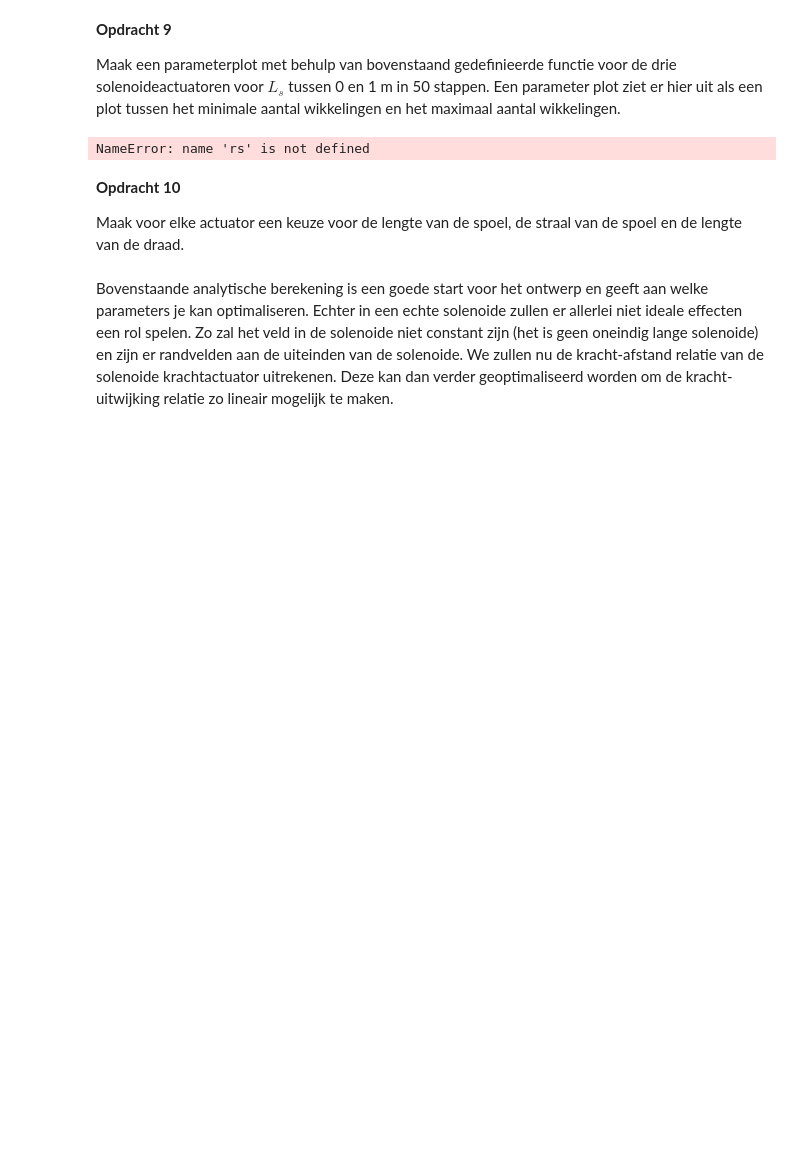
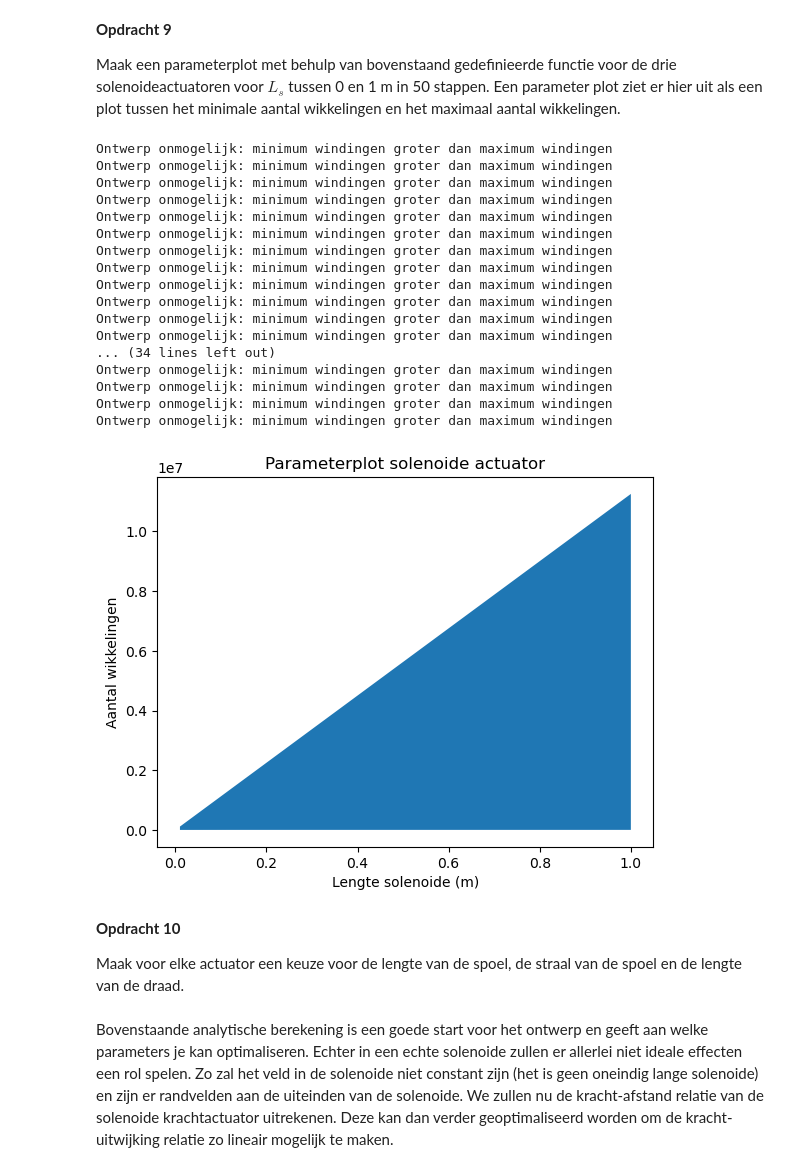
Before and after one commit to Tetras49/opdrachten-DEF-D, a Jupyter notebook: 2KrachtactuatorOpdracht/2KrachtactuatorOpdracht/KrachtactuatorOpdracht.ipynb, the cells around one changed output. Drawn from its saved outputs; the diff is of its cells as text; code cells hidden in the pictures; blank space fills up the shorter version.

```diff
--- a/2KrachtactuatorOpdracht/2KrachtactuatorOpdracht/KrachtactuatorOpdracht.ipynb
+++ b/2KrachtactuatorOpdracht/2KrachtactuatorOpdracht/KrachtactuatorOpdracht.ipynb
@@ -203,33 +201,14 @@ Het maximum aantal wikkelingen is de kleinste van voorwaarde 2) en 3). Geef een
 # %% [markdown]
 Plaats hier een png met jullie eventuele analytische afleiding.
 # %%
-### BEGIN SOLUTION
-""""
-def aantal_wikkelingen(F, L_s, r_s, r_d, I):
-    # Voeg hieronder de formules voor het maximum en minimum aantal wikkelingen.
-    N_min = np.sqrt((2*F*g**2)/(mu0*A*I**2))
-    N_max_1 =
-    N_max_2 =
+def windingen(F, L_s, r_s, r_d, I):
 
-    if N_min > N_max: ## Als het ontwerp niet mogelijk is.
-        print('The design with %.1f unit has no workable solution'%a)
-        N_min = 'NaN'
-        N_max = 'NaN'
-    N_max = max(N_max_1,N_max_2)
-    return N_min, N_max
-"""
-
-
-def windingen(L_s, r_s, r_d, I):
-
-    F = 40                 # kracht deur actuator (N)
-    g = 0.002              # luchtspleet (2 mm)
     rho = 1.68e-8          # koper resistiviteit
     V = 9                  # batterij spanning
 
     # Minimum aantal windingen
     A = np.pi * r_s**2
-    N_min = np.sqrt((2*F*g**2)/(mu0*A*I**2))
+    N_min = (L_s/I) * np.sqrt((2*F)/(mu0*A*(1-(1/mu_ijzer))))
 
     # Max draadlengte via Ohm
     R = V/I
@@ -247,12 +226,12 @@ def windingen(L_s, r_s, r_d, I):
 
     # Controle
     if N_min > N_max:
-        raise ValueError("Ontwerp onmogelijk: minimum windingen groter dan maximum windingen")
+        print("Ontwerp onmogelijk: minimum windingen groter dan maximum windingen")
 
     return N_min, N_max
 
-# voorbeeld
-Nmin, Nmax = windingen(0.05, 0.01, 0.0005, 1.5)
+print("Voor deuractuator:")
+Nmin, Nmax = windingen(40, 0.05, 0.01, 0.0005, 1.5)
 
 print("Minimum windingen:", Nmin)
 print("Maximum windingen:", Nmax)
@@ -281,22 +260,41 @@ Error:
 Maak een parameterplot met behulp van bovenstaand gedefinieerde functie voor de drie solenoideactuatoren voor $L_s$ tussen 0 en 1 m in 50 stappen. Een parameter plot ziet er hier uit als een plot tussen het minimale aantal wikkelingen en het maximaal aantal wikkelingen.
 # %%
 Ls = np.linspace(0.01,1,50)
+
+
 
 N_min = []
 N_max = []
 
 for L in Ls:
-    nmin, nmax = windingen(L, rs, rd, I)
+    nmin, nmax = windingen(40, L, 0.01, 0.00005, 0.04)
     N_min.append(nmin)
     N_max.append(nmax)
 
 plt.fill_between(Ls, N_min, N_max)
 plt.xlabel("Lengte solenoide (m)")
 plt.ylabel("Aantal wikkelingen")
 plt.title("Parameterplot solenoide actuator")
 plt.show()
 # %% [output]
-NameError: name 'rs' is not defined
+Ontwerp onmogelijk: minimum windingen groter dan maximum windingen
+Ontwerp onmogelijk: minimum windingen groter dan maximum windingen
+Ontwerp onmogelijk: minimum windingen groter dan maximum windingen
+Ontwerp onmogelijk: minimum windingen groter dan maximum windingen
+Ontwerp onmogelijk: minimum windingen groter dan maximum windingen
+Ontwerp onmogelijk: minimum windingen groter dan maximum windingen
+Ontwerp onmogelijk: minimum windingen groter dan maximum windingen
+Ontwerp onmogelijk: minimum windingen groter dan maximum windingen
+Ontwerp onmogelijk: minimum windingen groter dan maximum windingen
+Ontwerp onmogelijk: minimum windingen groter dan maximum windingen
+Ontwerp onmogelijk: minimum windingen groter dan maximum windingen
+Ontwerp onmogelijk: minimum windingen groter dan maximum windingen
+... (34 lines left out)
+Ontwerp onmogelijk: minimum windingen groter dan maximum windingen
+Ontwerp onmogelijk: minimum windingen groter dan maximum windingen
+Ontwerp onmogelijk: minimum windingen groter dan maximum windingen
+Ontwerp onmogelijk: minimum windingen groter dan maximum windingen
+[figure, added]
 # %% [markdown]
 **Opdracht 10**
 
```
Also changed, not shown: parts of 4 cells of this notebook.
